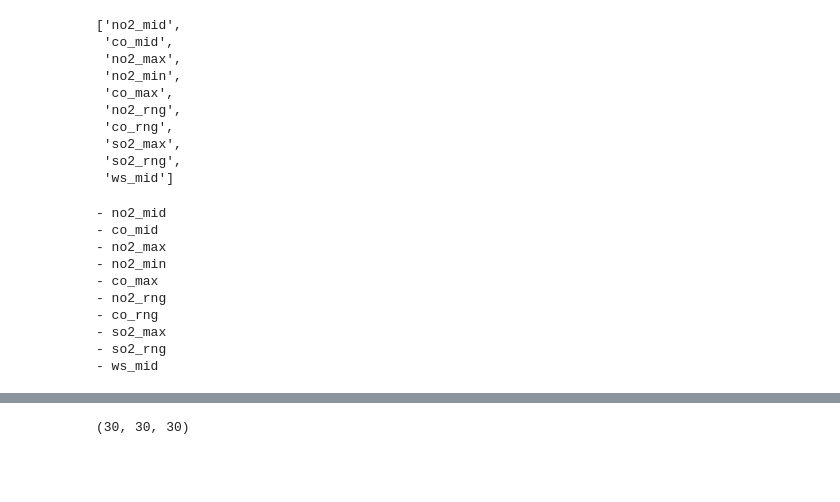
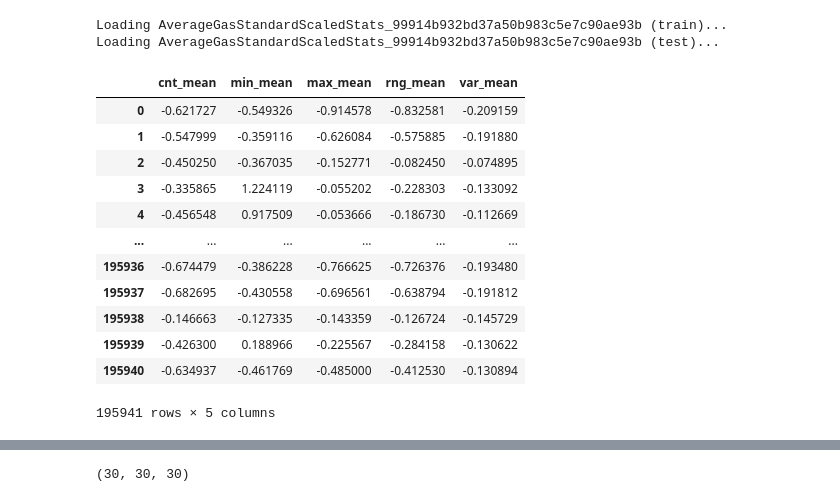
Before and after one commit to habroptilus/ds-monorepo, a Jupyter notebook: projects/sony/eda.ipynb, the cells around one changed output, grey strips where cells are left out. Drawn from its saved outputs; the diff is of its cells as text; code cells hidden in the pictures; blank space fills up the shorter version.

```diff
--- a/projects/sony/eda.ipynb
+++ b/projects/sony/eda.ipynb
@@ -23,34 +5,24 @@ sns.heatmap(corr_df, square=True, vmax=1, vmin=-1, center=0)
-# %%
-import numpy as np
-corr_top10 = corr_df.loc[:, ['pm25_mid']].assign(abs_value=lambda d: np.abs(d['pm25_mid']))\
-                    .sort_values('abs_value', ascending=False)\
-                    .iloc[1:11, :].index.tolist()
-corr_top10
-# %% [output]
-['no2_mid',
- 'co_mid',
- 'no2_max',
- 'no2_min',
- 'co_max',
- 'no2_rng',
- 'co_rng',
- 'so2_max',
- 'so2_rng',
- 'ws_mid']
-# %%
-for col in corr_top10:
-    print(f"- {col}")
-# %% [output]
-- no2_mid
-- co_mid
-- no2_max
-- no2_min
-- co_max
-- no2_rng
-- co_rng
-- so2_max
-- so2_rng
-- ws_mid
+# %%
+from custom.feature_generators import AverageGasStandardScaledStats
+gen=AverageGasStandardScaledStats(features_dir="data/features")
+tr,te=gen.run(train,test)
+tr
+# %% [output]
+Loading AverageGasStandardScaledStats_99914b932bd37a50b983c5e7c90ae93b (train)...
+Loading AverageGasStandardScaledStats_99914b932bd37a50b983c5e7c90ae93b (test)...
+|  | cnt_mean | min_mean | max_mean | rng_mean | var_mean |
+| 0 | -0.621727 | -0.549326 | -0.914578 | -0.832581 | -0.209159 |
+| 1 | -0.547999 | -0.359116 | -0.626084 | -0.575885 | -0.191880 |
+| 2 | -0.450250 | -0.367035 | -0.152771 | -0.082450 | -0.074895 |
+| 3 | -0.335865 | 1.224119 | -0.055202 | -0.228303 | -0.133092 |
+| 4 | -0.456548 | 0.917509 | -0.053666 | -0.186730 | -0.112669 |
+| ... | ... | ... | ... | ... | ... |
+| 195936 | -0.674479 | -0.386228 | -0.766625 | -0.726376 | -0.193480 |
+| 195937 | -0.682695 | -0.430558 | -0.696561 | -0.638794 | -0.191812 |
+| 195938 | -0.146663 | -0.127335 | -0.143359 | -0.126724 | -0.145729 |
+| 195939 | -0.426300 | 0.188966 | -0.225567 | -0.284158 | -0.130622 |
+| 195940 | -0.634937 | -0.461769 | -0.485000 | -0.412530 | -0.130894 |
+195941 rows × 5 columns
 # %%
 df=pd.read_feather("data/features/GroupFeatures_dbf86d0aded735e78c2bebce11dc2923/train.ftr")
 df
```
Also changed, not shown: parts of 1 cell of this notebook, 10 other files.
